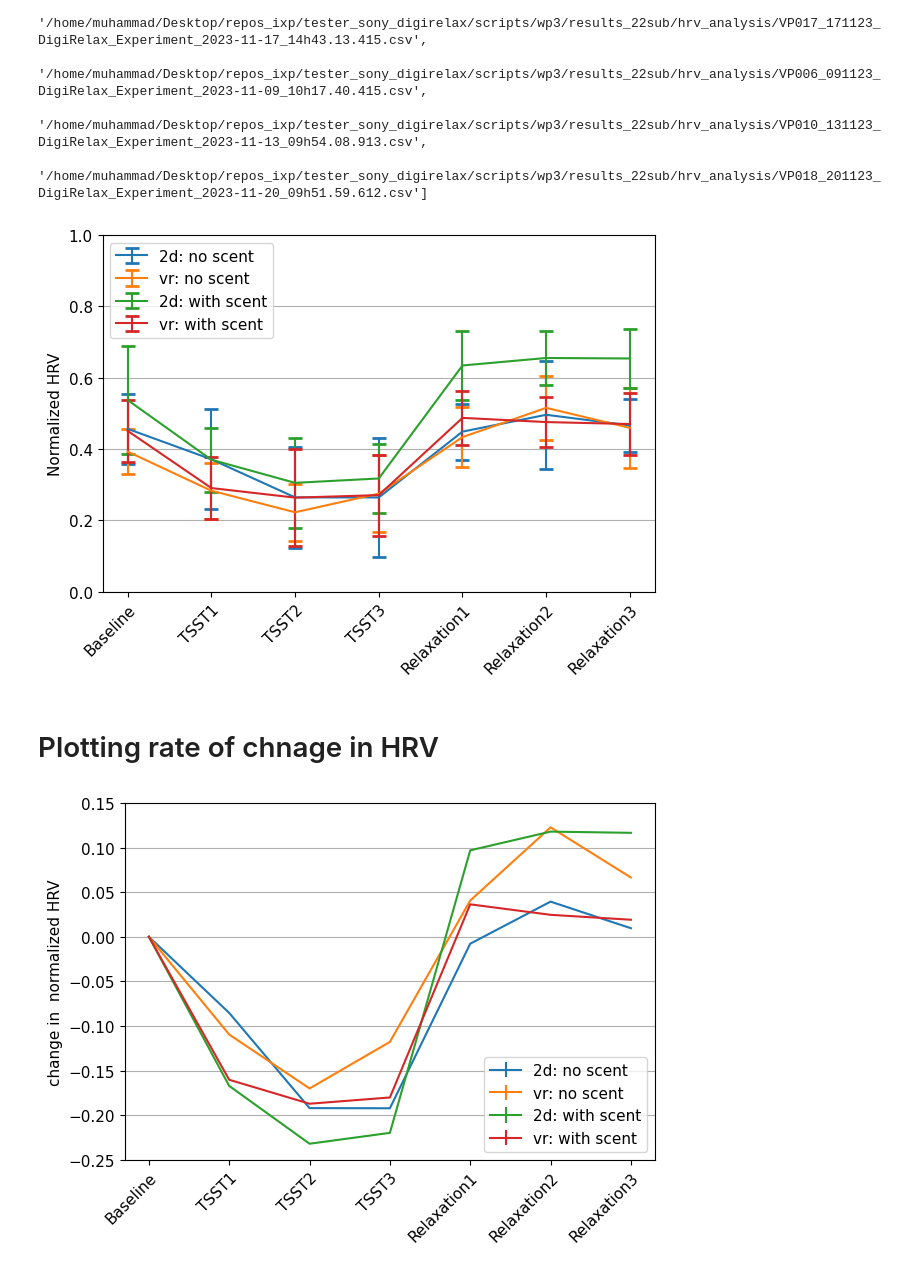
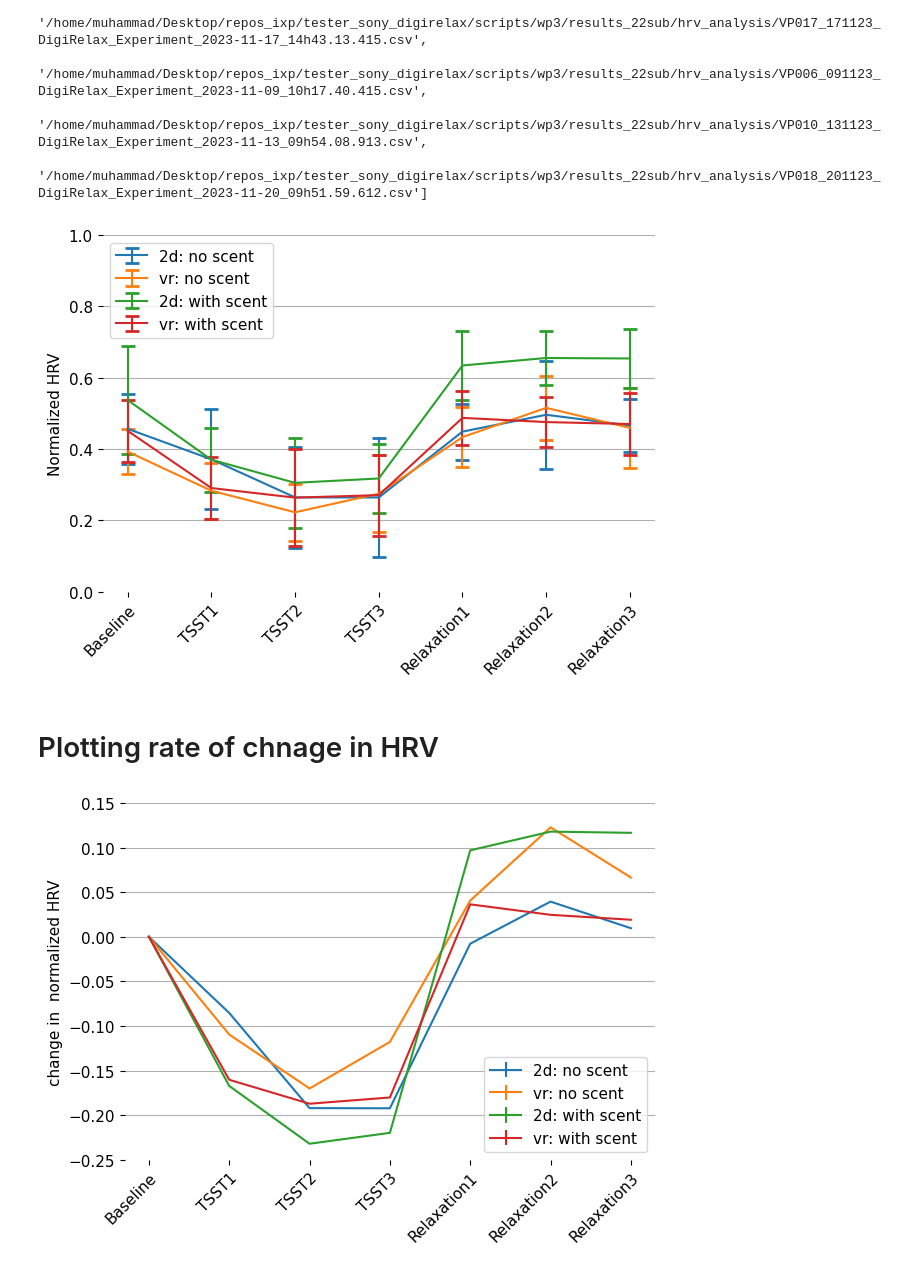
Before and after one commit to saifhanjra/tester_sony_digirelax, a Jupyter notebook: scripts/wp3/plotting_interim_wp3.ipynb, the cells around one changed output. Saved outputs shown, nothing was run; the diff lists cells and outputs as text; code cells hidden in the pictures.

```diff
--- a/scripts/wp3/plotting_interim_wp3.ipynb
+++ b/scripts/wp3/plotting_interim_wp3.ipynb
@@ -324,7 +330,8 @@ ax.set_ylabel("Change in normalized skin conductance ")
 ax.set_xticks(x_pos)
 ax.set_xticklabels(x_labels, rotation=45, ha='right', rotation_mode='anchor')
 ##title_ax = "VP001_251023_Session1_Shimmer_FBA7_Calibrated_SD
-
+for pos in ['right', 'top', 'bottom', 'left']:
+   plt.gca().spines[pos].set_visible(False)
 #ax.set_title("Normalized heartbeats per minute")
 ax.yaxis.grid(True)
 plt.legend(loc='upper right')
@@ -351,7 +358,8 @@ ax.set_ylabel("Normalized heart-beats per-minute")
 ax.set_xticks(x_pos)
 ax.set_xticklabels(x_labels, rotation=45, ha='right', rotation_mode='anchor')
 
-
+for pos in ['right', 'top', 'bottom', 'left']:
+   plt.gca().spines[pos].set_visible(False)
 ax.yaxis.grid(True)
 plt.legend(loc='lower right')
 plt.ylim(0, 1)
@@ -379,7 +387,8 @@ ax.set_ylabel("Chnage in normmalized heart-beats")
 ax.set_xticks(x_pos)
 ax.set_xticklabels(x_labels, rotation=45, ha='right', rotation_mode='anchor')
 ##title_ax = "VP001_251023_Session1_Shimmer_FBA7_Calibrated_SD
-
+for pos in ['right', 'top', 'bottom', 'left']:
+   plt.gca().spines[pos].set_visible(False)
 #ax.set_title("Normalized heartbeats per minute")
 ax.yaxis.grid(True)
 plt.legend(loc='upper right')
@@ -515,15 +524,18 @@ ax.set_ylabel("Normalized HRV")
 ax.set_xticks(x_pos)
 ax.set_xticklabels(x_labels, rotation=45, ha='right', rotation_mode='anchor')
 #title_ax = "VP001_251023_Session1_Shimmer_FBA7_Calibrated_SD
-
+for pos in ['right', 'top', 'bottom', 'left']:
+   plt.gca().spines[pos].set_visible(False)
 #ax.set_title("Normalized Heart rate Variabilty")
 ax.yaxis.grid(True)
 plt.legend(loc='upper left')
 plt.ylim(0, 1)
+
+
 plt.tight_layout()
 plt.show()
 # %% [output]
-[figure, old version]
+[figure, new version]
 # %% [markdown]
 # Plotting rate of chnage in HRV
 # %%
@@ -534,24 +546,25 @@ hrv_vr_n =get_cumsum_cond(no_scent_vr_dict["hrv_mean"])
 # %%
 x_pos = np.arange(len(x_labels))
 fig, ax = plt.subplots()
     #ax.errorbar(x_pos, mean_list, yerr=std_list,fmt='o', color='grey',
     #         ecolor='lightgray', elinewidth=3, capsize=0, label= "2d-no scent")
 
 ax.errorbar(x_pos,  list(hrv_2d_n),  yerr=0,  label="2d: no scent" )
 ax.errorbar(x_pos,  list(hrv_vr_n),  yerr=0, label="vr: no scent" )
 ax.errorbar(x_pos,  list(hrv_2d_s),  yerr=0, label="2d: with scent")
 ax.errorbar(x_pos,  list(hrv_vr_s),  yerr=0, label="vr: with scent")
 ax.set_ylabel("change in  normalized HRV")
 #ax.set_ylabel(y_label_fig)
 ax.set_xticks(x_pos)
 ax.set_xticklabels(x_labels, rotation=45, ha='right', rotation_mode='anchor')
 #title_ax = "VP001_251023_Session1_Shimmer_FBA7_Calibrated_SD
-
+for pos in ['right', 'top', 'bottom', 'left']:
+   plt.gca().spines[pos].set_visible(False)
 #ax.set_title("Normalized Skin Conductance")
 ax.yaxis.grid(True)
 plt.legend(loc='lower right')
 plt.ylim(-0.25, 0.15)
 plt.tight_layout()
 plt.show()
 # %% [output]
-[figure, old version]
+[figure, new version]
```
Also changed, not shown: parts of 5 cells of this notebook, 7 other files.
